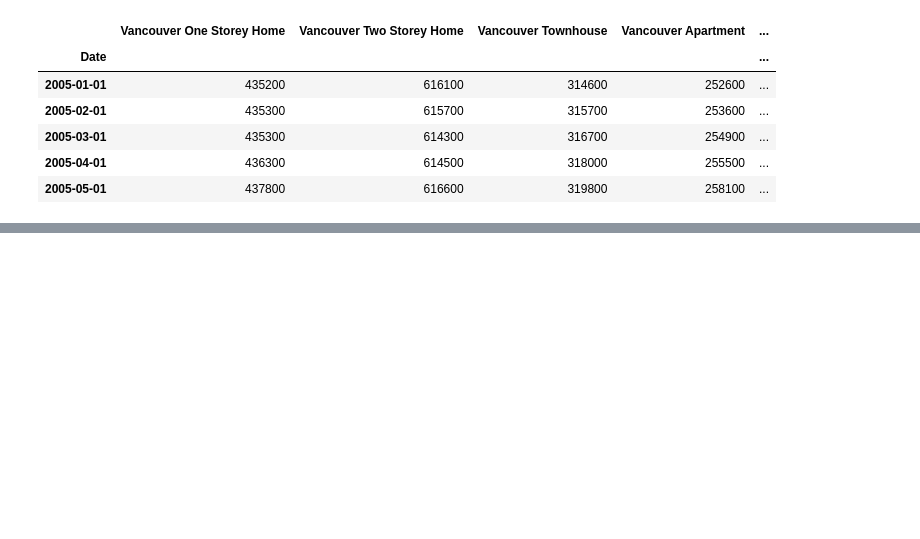
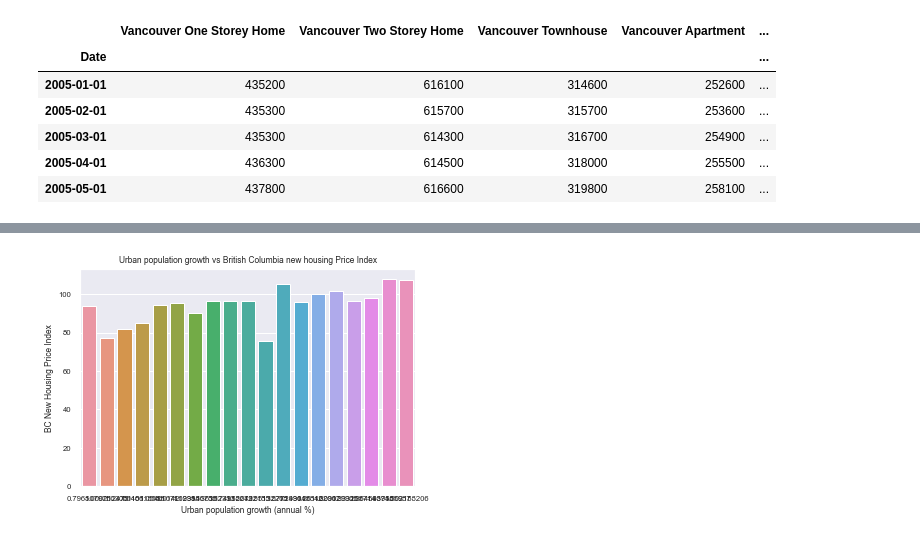
Before and after one commit to data301-2021-summer2/group-11-project, a Jupyter notebook: analysis/AndyMcLean/Milestone2.ipynb, the cells around one changed output, grey strips where cells are left out. Drawn from its saved outputs; the diff is of its cells as text; code cells hidden in the pictures; blank space fills up the shorter version.

```diff
--- a/analysis/AndyMcLean/Milestone2.ipynb
+++ b/analysis/AndyMcLean/Milestone2.ipynb
@@ -73,0 +101,4 @@ interactive(children=(FloatSlider(value=1.8, description='height', max=3.5, min=
+# %%
+
+dfyearsBack2 = pf.limitYears(DF_main, 20)
+dfyearsBack2.head()
@@ -73,0 +112,10 @@ interactive(children=(FloatSlider(value=1.8, description='height', max=3.5, min=
+# %%
+sns.barplot(data=dfyearsBack2.transpose(), x='Urban population growth (annual %)', y='BC New Housing Price Index').set(title="Urban population growth vs British Columbia new housing Price Index")
+
+
+sns.set(rc={"figure.figsize":(28, 5)})
+my_cmap = plt.cm.get_cmap('YlOrRd')
+
+#This is a plot between Urban population growth on the x axis and British Columbia new housing Price Index from 2001 to 2020,
+# %% [output]
+[figure, added]
```
Also changed, not shown: parts of 7 cells of this notebook.
